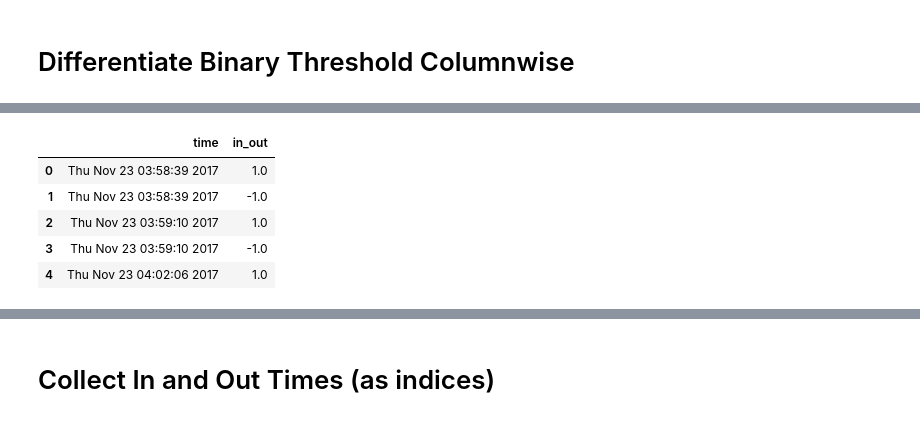
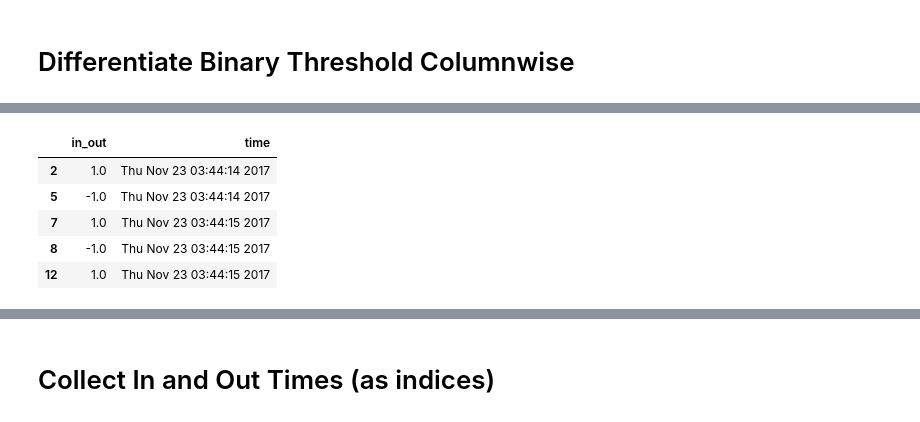
Before and after one commit to bachelor-2020/grideye-testing, a Jupyter notebook: GridEye Experiments.ipynb, the cells around one changed output, grey strips where cells are left out. Cells and saved outputs as stored; diff of their text form; code cells hidden in the pictures.

```diff
--- a/GridEye Experiments.ipynb
+++ b/GridEye Experiments.ipynb
@@ -80,4 +104,4 @@ else:
 loading pickle
 [interactive output not drawn]
 # %%
-df.head().reset_index()
+df.reset_index(inplace=True)
@@ -172,7 +182,7 @@ df.head()[middle_mask]
 # Which threshold do you want?
 
 ### --- temperature average that is considered to be a person --- ###
-threshold = 24.0
+threshold = 23.5
 ### ------------------------------------------------------------- ###
 
 pickle_name1 = 'df_tempMeans_'+str(threshold)[0:2]+'_'+str(threshold)[3]+'.p'
@@ -206,6 +216,8 @@ loading pickles
 print("Differentiating df_tempMeans_thresh" )
 df_temp_diff = df_tempMeans_thresh.diff()[1:]
 print("complete")
+df_temp_diff.reset_index(inplace=True)
+df_temp_diff["time"].sample(10)
 # %% [output]
 Differentiating df_tempMeans_thresh
 complete
@@ -225,0 +235,5 @@ df_temp_diff_redL.head()
+# %%
+df_temp_diff_redL =  pd.concat([df_temp_diff.iloc[:,1][df_temp_diff.iloc[:,1] != 0],df_temp_diff["time"][df_temp_diff.iloc[:,1] != 0]],axis = 1)
+df_temp_diff_redM = pd.concat([df_temp_diff.iloc[:,2][df_temp_diff.iloc[:,2] != 0],df_temp_diff["time"][df_temp_diff.iloc[:,2] != 0]],axis = 1)
+df_temp_diff_redR = pd.concat([df_temp_diff.iloc[:,3][df_temp_diff.iloc[:,3] != 0],df_temp_diff["time"][df_temp_diff.iloc[:,3] != 0]],axis = 1)
+df_temp_diff_redL.sample(10)
@@ -226,16 +252,16 @@ df_temp_diff_redL.head()
 # %%
-df_temp_diff_redL.columns = ["time","in_out"]
-df_temp_diff_redM.columns = ["time","in_out"]
-df_temp_diff_redR.columns = ["time","in_out"]
+df_temp_diff_redL.columns = ["in_out","time"]
+df_temp_diff_redM.columns = ["in_out","time"]
+df_temp_diff_redR.columns = ["in_out","time"]
 
 df_temp_diff_redM.head()
 # %% [output]
-|  | time | in_out |
-| 0 | Thu Nov 23 03:58:39 2017 | 1.0 |
-| 1 | Thu Nov 23 03:58:39 2017 | -1.0 |
-| 2 | Thu Nov 23 03:59:10 2017 | 1.0 |
-| 3 | Thu Nov 23 03:59:10 2017 | -1.0 |
-| 4 | Thu Nov 23 04:02:06 2017 | 1.0 |
+|  | in_out | time |
+| 2 | 1.0 | Thu Nov 23 03:44:14 2017 |
+| 5 | -1.0 | Thu Nov 23 03:44:14 2017 |
+| 7 | 1.0 | Thu Nov 23 03:44:15 2017 |
+| 8 | -1.0 | Thu Nov 23 03:44:15 2017 |
+| 12 | 1.0 | Thu Nov 23 03:44:15 2017 |
 # %%
 
 def in_out(b):
```
Also changed, not shown: parts of 35 cells of this notebook, 4 other files.
